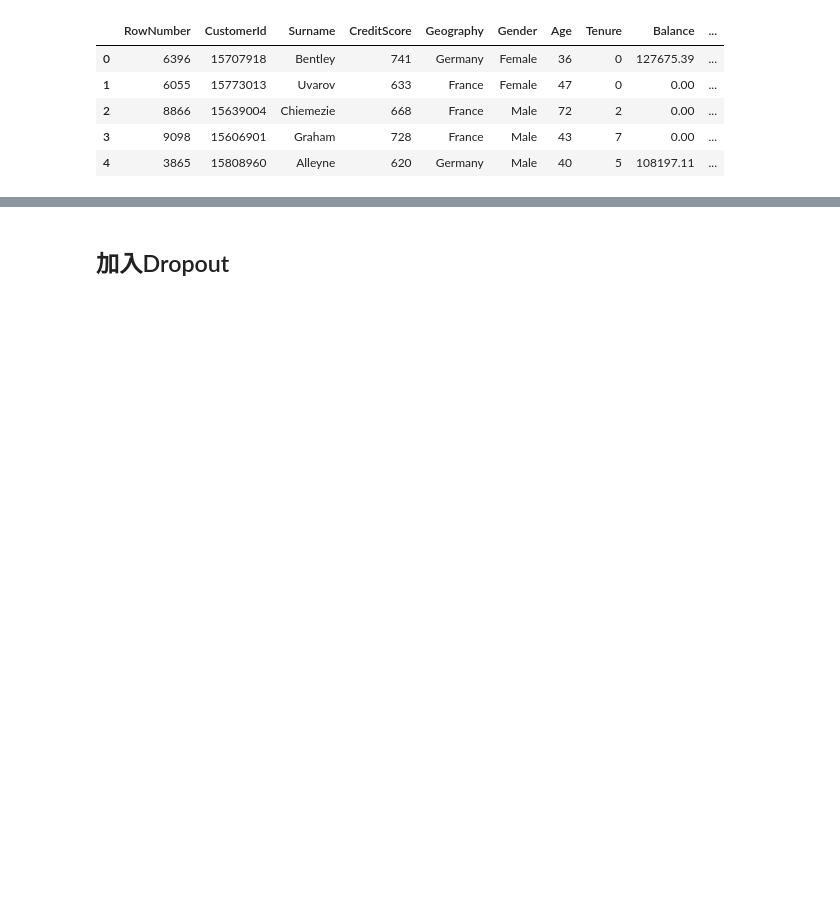
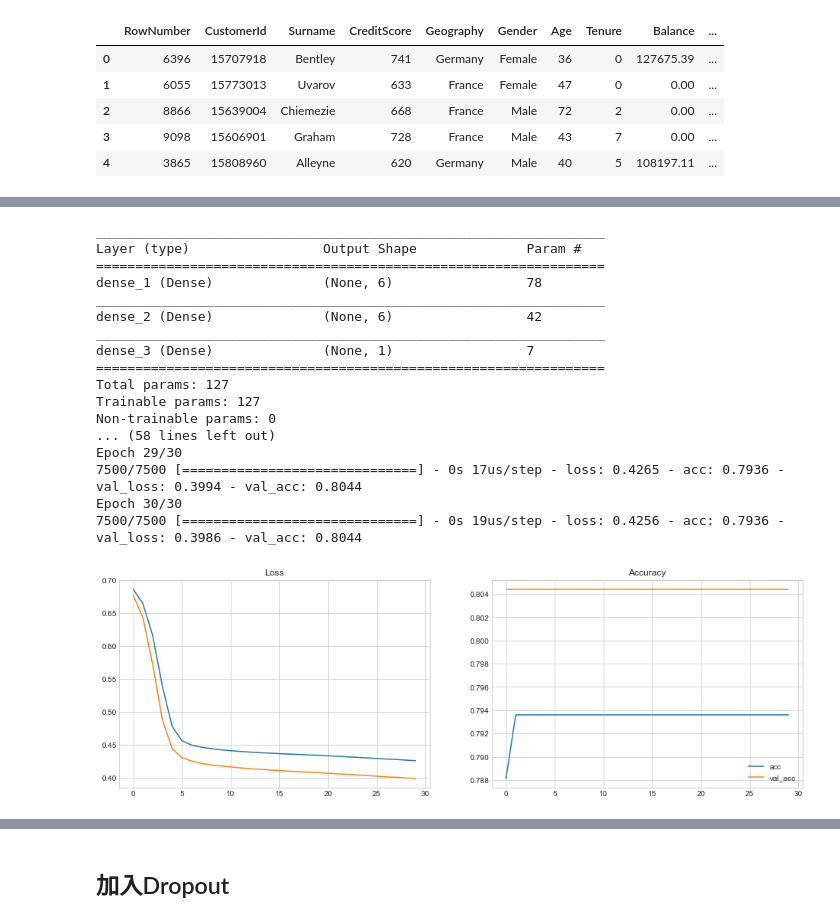
Before and after one commit to CloudMile/allianz_courses, a Jupyter notebook: insurance_use_case/finance_customer_churn.ipynb, the cells around one changed output, grey strips where cells are left out. Drawn from its saved outputs; the diff is of its cells as text; code cells hidden in the pictures; blank space fills up the shorter version.

```diff
--- a/insurance_use_case/finance_customer_churn.ipynb
+++ b/insurance_use_case/finance_customer_churn.ipynb
@@ -170,3 +77,26 @@ raw.head()
 | 2 | 8866 | 15639004 | Chiemezie | 668 | France | Male | 72 | 2 | 0.00 | ... |
 | 3 | 9098 | 15606901 | Graham | 728 | France | Male | 43 | 7 | 0.00 | ... |
 | 4 | 3865 | 15808960 | Alleyne | 620 | Germany | Male | 40 | 5 | 108197.11 | ... |
+# %%
+def basic_feature_engineer(raw, is_train=True, scaler=None):
+    data = raw[['CreditScore', 'Geography',
+       'Gender', 'Age', 'Tenure', 'Balance', 'NumOfProducts', 'HasCrCard',
+       'IsActiveMember', 'EstimatedSalary', 'Exited']].copy()
+    data['Gender'] = data['Gender'].map(lambda e: 0 if e =='Female' else 1)
+    data = pd.concat([data, pd.get_dummies(data['Geography'])], axis=1)
+    del data['Geography']
+
+    # Split features, label
+    data_x, y = data.drop('Exited', 1), data.pop('Exited')
+    columns = data_x.columns
+    if is_train:
+        # scaler = MinMaxScaler()
+        scaler = StandardScaler()
+        data_x = pd.DataFrame(data=scaler.fit_transform(data_x), columns=columns)
+    else:
+        data_x = pd.DataFrame(data=scaler.transform(data_x), columns=columns)
+    return data_x, y, scaler
+
+# Trnasform raw data to foramt model recognized
+tr_x, tr_y, scaler = basic_feature_engineer(raw, is_train=True)
+vl_x, vl_y, _ = basic_feature_engineer(raw_vl, is_train=False, scaler=scaler)
@@ -172,0 +114,30 @@ raw.head()
+# %%
+K.clear_session()
+
+model = Sequential()
+model.add(Dense(units = 6, kernel_initializer='uniform', activation = 'relu', input_dim = 12))
+model.add(Dense(units = 6, kernel_initializer='uniform', activation = 'relu'))
+model.add(Dense(units = 1, kernel_initializer='uniform', activation = 'sigmoid'))
+model.summary()
+model.compile(optimizer = 'adam', loss = 'binary_crossentropy', metrics = ['accuracy'])
+hist = model.fit(tr_x, tr_y, validation_data=(vl_x, vl_y), batch_size=200, epochs=30)
+utils.plot_result(hist)
+# %% [output]
+_________________________________________________________________
+Layer (type)                 Output Shape              Param #
+=================================================================
+dense_1 (Dense)              (None, 6)                 78
+_________________________________________________________________
+dense_2 (Dense)              (None, 6)                 42
+_________________________________________________________________
+dense_3 (Dense)              (None, 1)                 7
+=================================================================
+Total params: 127
+Trainable params: 127
+Non-trainable params: 0
+... (58 lines left out)
+Epoch 29/30
+7500/7500 [==============================] - 0s 17us/step - loss: 0.4265 - acc: 0.7936 - val_loss: 0.3994 - val_acc: 0.8044
+Epoch 30/30
+7500/7500 [==============================] - 0s 19us/step - loss: 0.4256 - acc: 0.7936 - val_loss: 0.3986 - val_acc: 0.8044
+[figure, added]
```
Also changed, not shown: parts of 26 cells of this notebook, 3 other files.
